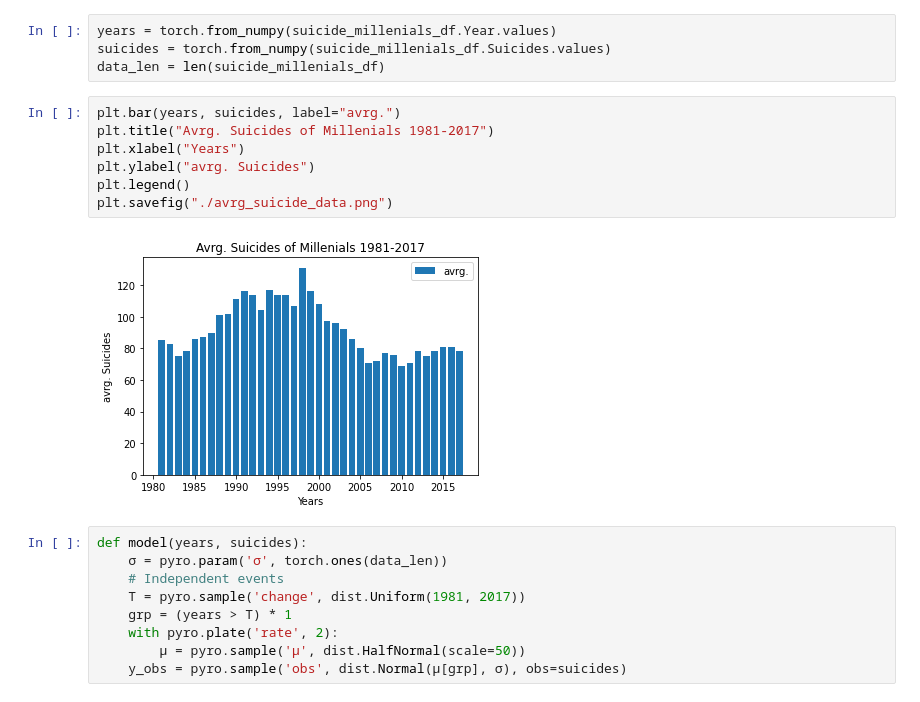
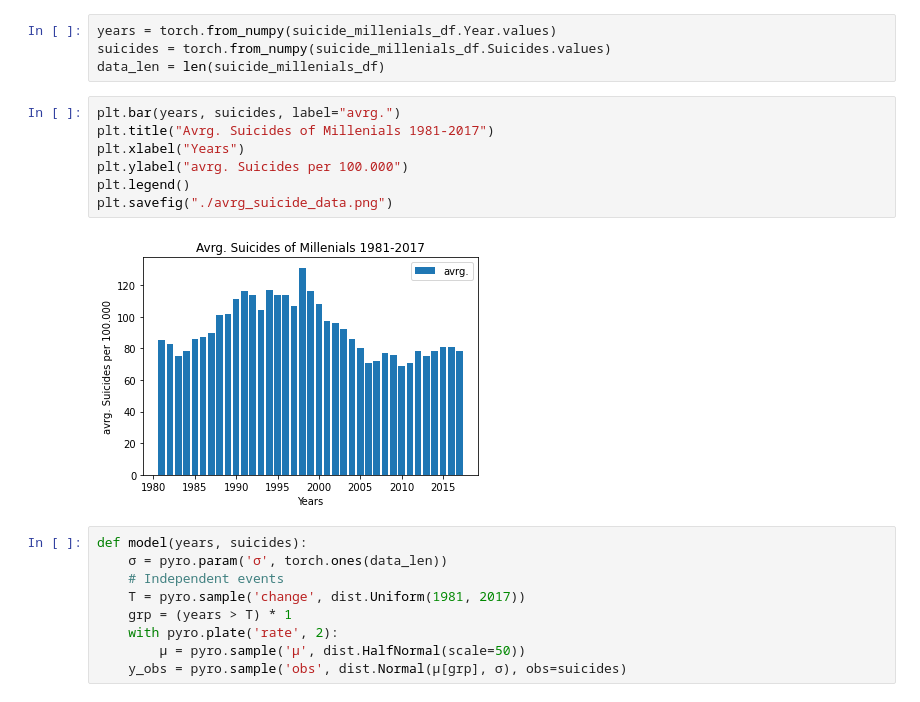
Before and after one commit to RMichae1/PyroStudies, a Jupyter notebook: changepoint_analysis.ipynb, the cells around one changed output. Drawn from its saved outputs; the diff is of its cells as text.

```diff
--- a/changepoint_analysis.ipynb
+++ b/changepoint_analysis.ipynb
@@ -50,12 +51,12 @@ data_len = len(suicide_millenials_df)
 # %%
 plt.bar(years, suicides, label="avrg.")
 plt.title("Avrg. Suicides of Millenials 1981-2017")
 plt.xlabel("Years")
-plt.ylabel("avrg. Suicides")
+plt.ylabel("avrg. Suicides per 100.000")
 plt.legend()
 plt.savefig("./avrg_suicide_data.png")
 # %% [output]
-[figure, old version]
+[figure, new version]
 # %%
 def model(years, suicides):
     σ = pyro.param('σ', torch.ones(data_len))
```
Also changed, not shown: parts of 6 cells of this notebook.
